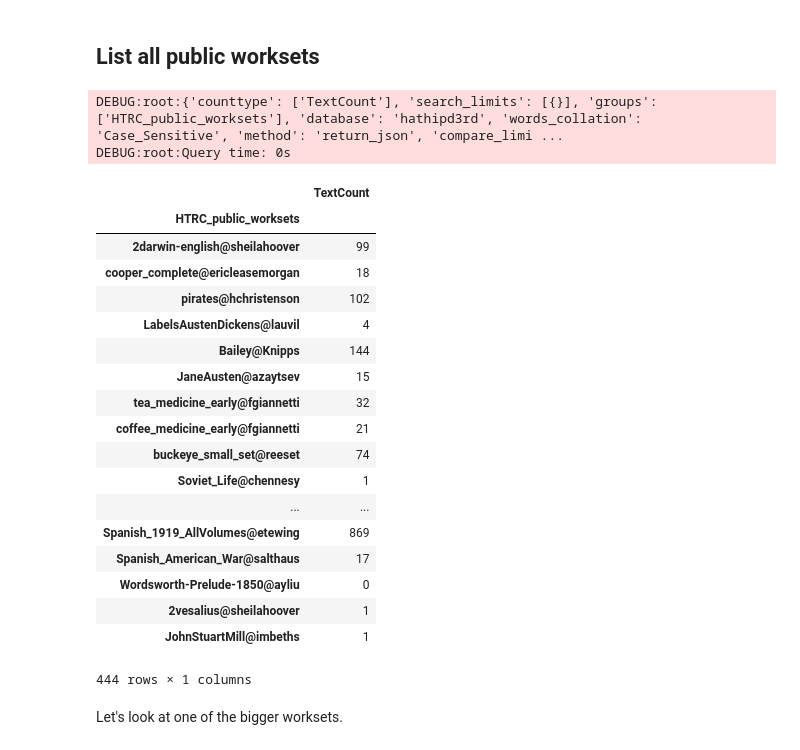
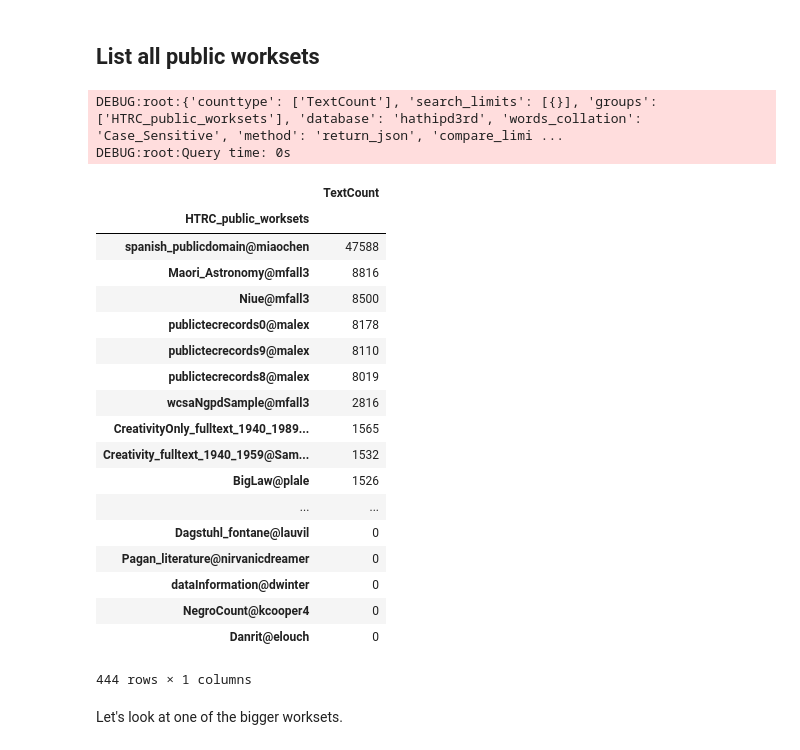
Before and after one commit to organisciak/BookwormPython, a Jupyter notebook: notebooks/WorksetsInBookworm.ipynb, the cells around one changed output. Drawn from its saved outputs; the diff is of its cells as text; code cells hidden in the pictures.

```diff
--- a/notebooks/WorksetsInBookworm.ipynb
+++ b/notebooks/WorksetsInBookworm.ipynb
@@ -58,31 +64,31 @@ query
 # %%
 q = bw.default.copy()
 q['search_limits'] = [{}]
 q['groups'] = ["HTRC_public_worksets"]
 q['counttype'] = ['TextCount']
-a = bw.search(q)
-a
+worksets = bw.search(q).sort("TextCount", ascending=False)
+worksets
 # %% [output]
 DEBUG:root:{'counttype': ['TextCount'], 'search_limits': [{}], 'groups': ['HTRC_public_worksets'], 'database': 'hathipd3rd', 'words_collation': 'Case_Sensitive', 'method': 'return_json', 'compare_limi ...
 DEBUG:root:Query time: 0s
 |  | TextCount |
 | HTRC_public_worksets |  |
-| 2darwin-english@sheilahoover | 99 |
-| cooper_complete@ericleasemorgan | 18 |
-| pirates@hchristenson | 102 |
-| LabelsAustenDickens@lauvil | 4 |
-| Bailey@Knipps | 144 |
-| JaneAusten@azaytsev | 15 |
-| tea_medicine_early@fgiannetti | 32 |
-| coffee_medicine_early@fgiannetti | 21 |
-| buckeye_small_set@reeset | 74 |
-| Soviet_Life@chennesy | 1 |
+| spanish_publicdomain@miaochen | 47588 |
+| Maori_Astronomy@mfall3 | 8816 |
+| Niue@mfall3 | 8500 |
+| publictecrecords0@malex | 8178 |
+| publictecrecords9@malex | 8110 |
+| publictecrecords8@malex | 8019 |
+| wcsaNgpdSample@mfall3 | 2816 |
+| CreativityOnly_fulltext_1940_1989... | 1565 |
+| Creativity_fulltext_1940_1959@Sam... | 1532 |
+| BigLaw@plale | 1526 |
 | ... | ... |
-| Spanish_1919_AllVolumes@etewing | 869 |
-| Spanish_American_War@salthaus | 17 |
-| Wordsworth-Prelude-1850@ayliu | 0 |
-| 2vesalius@sheilahoover | 1 |
-| JohnStuartMill@imbeths | 1 |
+| Dagstuhl_fontane@lauvil | 0 |
+| Pagan_literature@nirvanicdreamer | 0 |
+| dataInformation@dwinter | 0 |
+| NegroCount@kcooper4 | 0 |
+| Danrit@elouch | 0 |
 444 rows × 1 columns
 # %% [markdown]
 Let's look at one of the bigger worksets.
```
Also changed, not shown: parts of 8 cells of this notebook, 6 other files.
